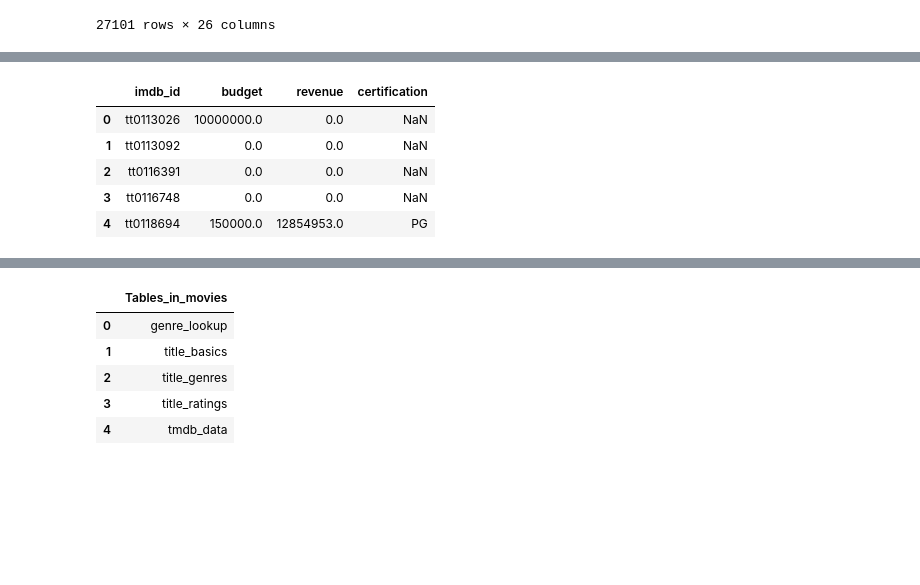
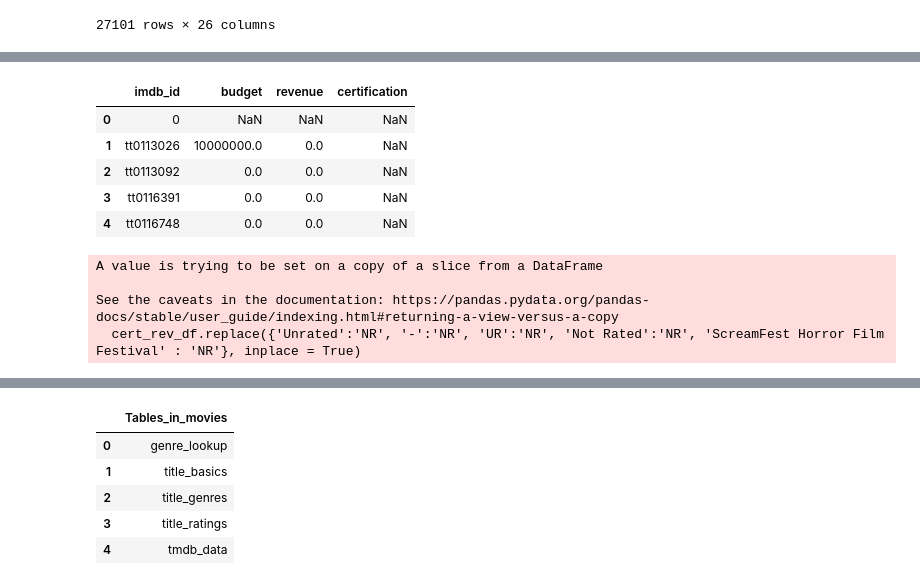
Before and after one commit to jakew4/Movie-Database-Project, a Jupyter notebook: Part 4 - Hypothesis Testing.ipynb, the cells around one changed output, grey strips where cells are left out. Saved outputs shown, nothing was run; the diff lists cells and outputs as text; code cells hidden in the pictures; blank space fills up the shorter version.

```diff
--- a/Part 4 - Hypothesis Testing.ipynb
+++ b/Part 4 - Hypothesis Testing.ipynb
@@ -263,6 +261,5 @@ df
 # %%
 ## saving the combined csv to disk
-df.to_csv(FOLDER+'combined_tmdb_data.csv.gz',compression='gzip',index=False)
+tmdb_combined.to_csv(FOLDER+'combined_tmdb_data.csv.gz',compression='gzip',index=False)
 
-df = pd.read_csv(FOLDER+'combined_tmdb_data.csv.gz',lineterminator='\n')
-df
+tmdb_combined = pd.read_csv(FOLDER+'combined_tmdb_data.csv.gz',lineterminator='\n')
@@ -283,11 +266,19 @@ df
 # %%
 ## Columns to include
-df = df[['imdb_id', 'budget', 'revenue', 'certification']]
-df.head()
+cert_rev_df = tmdb_combined[['imdb_id', 'budget', 'revenue', 'certification']]
+cert_rev_df.head()
 # %% [output]
 |  | imdb_id | budget | revenue | certification |
-| 0 | tt0113026 | 10000000.0 | 0.0 | NaN |
-| 1 | tt0113092 | 0.0 | 0.0 | NaN |
-| 2 | tt0116391 | 0.0 | 0.0 | NaN |
-| 3 | tt0116748 | 0.0 | 0.0 | NaN |
-| 4 | tt0118694 | 150000.0 | 12854953.0 | PG |
+| 0 | 0 | NaN | NaN | NaN |
+| 1 | tt0113026 | 10000000.0 | 0.0 | NaN |
+| 2 | tt0113092 | 0.0 | 0.0 | NaN |
+| 3 | tt0116391 | 0.0 | 0.0 | NaN |
+| 4 | tt0116748 | 0.0 | 0.0 | NaN |
+# %%
+# correct categorical inconsistencies
+cert_rev_df.replace({'Unrated':'NR', '-':'NR', 'UR':'NR', 'Not Rated':'NR', 'ScreamFest Horror Film Festival' : 'NR'}, inplace = True)
+# %% [output]
+A value is trying to be set on a copy of a slice from a DataFrame
+
+See the caveats in the documentation: https://pandas.pydata.org/pandas-docs/stable/user_guide/indexing.html#returning-a-view-versus-a-copy
+  cert_rev_df.replace({'Unrated':'NR', '-':'NR', 'UR':'NR', 'Not Rated':'NR', 'ScreamFest Horror Film Festival' : 'NR'}, inplace = True)
```
Also changed, not shown: parts of 85 cells of this notebook, 1 other file.
